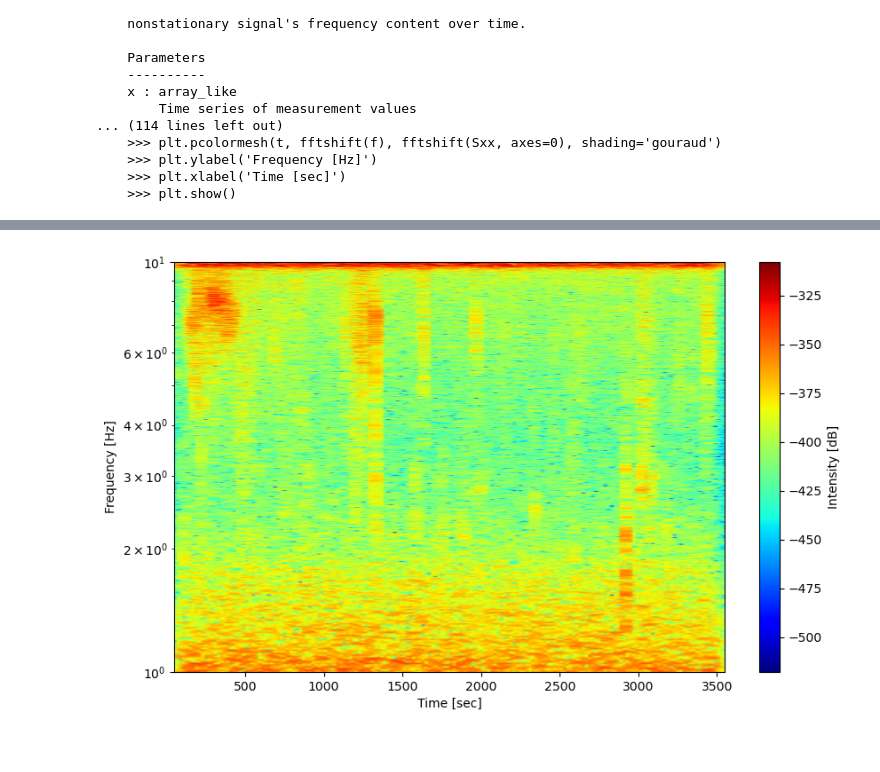
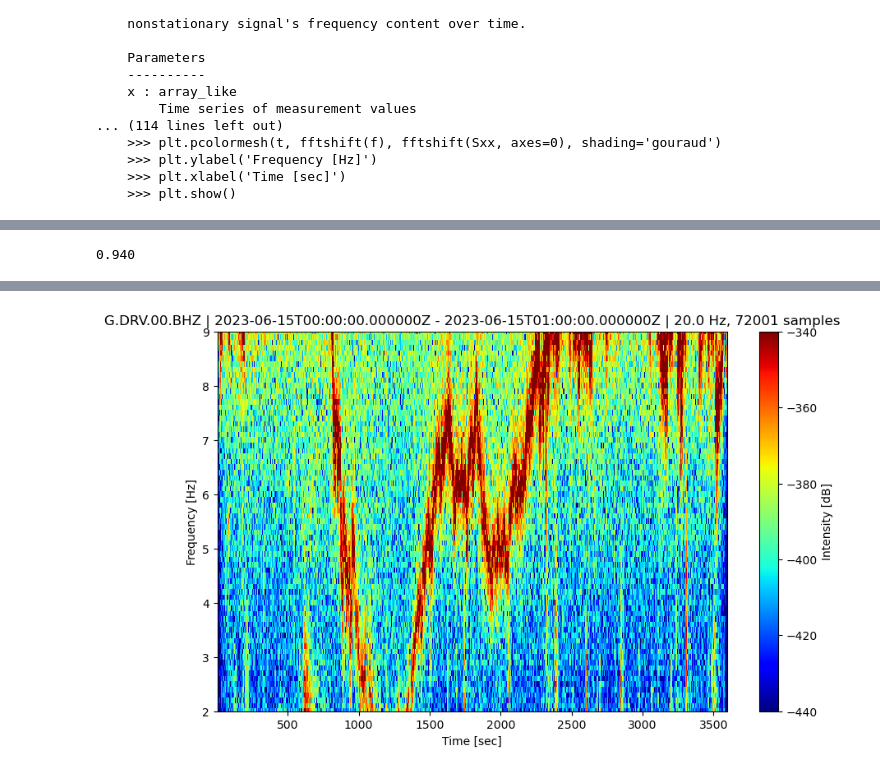
Before and after one commit to ValentinCassayre/ssl-spectrograms, a Jupyter notebook: spectrograms-drv.ipynb, the cells around one changed output, grey strips where cells are left out. Drawn from its saved outputs; the diff is of its cells as text; code cells hidden in the pictures.

Commit message:
split spectro

```diff
--- a/spectrograms-drv.ipynb
+++ b/spectrograms-drv.ipynb
@@ -149,6 +180,9 @@ spectrogram(x, fs=1.0, window=('tukey', 0.25), nperseg=None, noverlap=None, nfft
     >>> plt.ylabel('Frequency [Hz]')
     >>> plt.xlabel('Time [sec]')
     >>> plt.show()
+# %%
+T = st.select(component='Z')[0]
+title = str(T)
 # %%
 wlen = 100
 per_lap = .8
@@ -172,3 +220,10 @@ plt.colorbar(label='Intensity [dB]')
+# %%
+wlen = 10
+per_lap = .9
+
+nperseg = round(wlen * T.stats.sampling_rate)
+noverlap = round(nperseg*per_lap)
+f, t, Sxx = scipy.signal.spectrogram(x=T.data, fs=T.stats.sampling_rate, nperseg=nperseg, noverlap=noverlap)
 # %%
-fmin, fmax = 1, 10
+fmin, fmax = 2, 9
 ii = np.where((f >= fmin) & (f <= fmax))
@@ -175,9 +234,18 @@ ii = np.where((f >= fmin) & (f <= fmax))
+# %%
+vmin = -440
+vmax = -340
+jj = np.where((bins > vmin) & (bins < vmax))
+keep = counts[jj].sum()/counts.sum()
+print(f'{keep:.3f}')
+# %% [output]
+0.940
 # %%
 plt.figure(figsize=(10, 6), dpi=100)
-plt.pcolormesh(t, f[ii], np.log(Sxx[ii])*10, shading='gouraud', cmap='jet')
+plt.pcolormesh(t, f[ii], np.log(Sxx[ii])*10, shading='auto', cmap='jet', vmin=vmin, vmax=vmax)
 plt.ylabel('Frequency [Hz]')
 plt.xlabel('Time [sec]')
-plt.yscale('log')
+#plt.yscale('log')
 plt.ylim(fmin, fmax)
 plt.colorbar(label='Intensity [dB]')
+plt.title(title)
 # %% [output]
@@ -185 +253 @@ plt.colorbar(label='Intensity [dB]')
-[figure, old version]
+[figure, new version]
```
Also changed, not shown: parts of 41 cells of this notebook.
